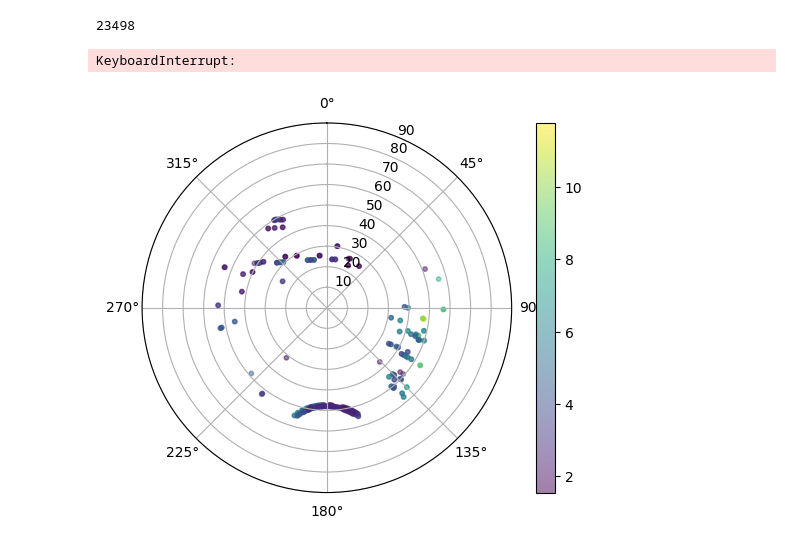
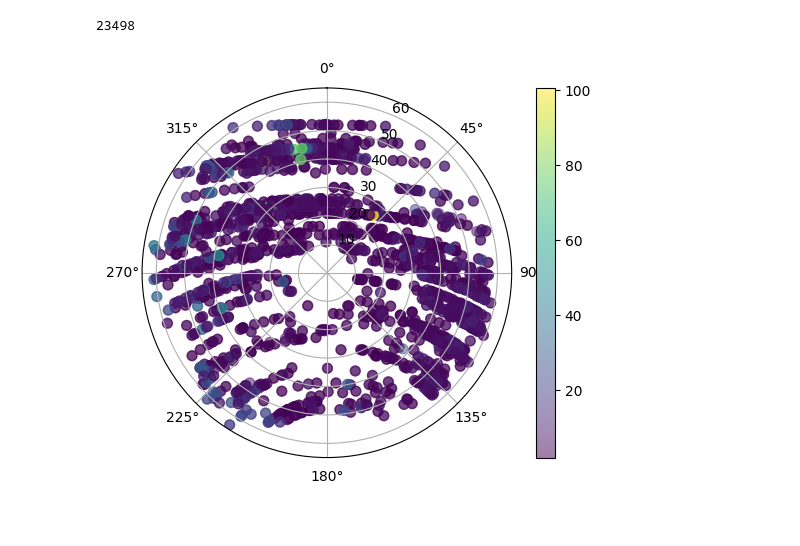
Before and after one commit to astromg/mglab, a Jupyter notebook: sky_brightness.ipynb, the cells around one changed output. Saved outputs shown, nothing was run; the diff lists cells and outputs as text; code cells hidden in the pictures.

```diff
--- a/sky_brightness.ipynb
+++ b/sky_brightness.ipynb
@@ -64,6 +64,7 @@ for f_name in tqdm(fits_list):
 
     tmp["alt"] = float(hdr["ALT_TEL"])
     tmp["az"] = float(hdr["AZ_TEL"])
+    tmp["temp"] = float(hdr["T-CAM"])
     tmp["filter"] = hdr["FILTER"]
     tmp["date"] = hdr["DATE-OBS"]
     tmp["moon_phase"] = phase
@@ -72,30 +73,30 @@ for f_name in tqdm(fits_list):
 
     #if tlo>100:
     #    print(f_name, tmp)
+    #print(tmp)
     points.append(tmp)
-# %% [output]
-KeyboardInterrupt:
 # %%
 import matplotlib.pyplot as plt
 
-pt = [ p for p in points if p["filter"] == "V" and p["moon_dist"] > 5 and p["moon_phase"] < 110]
+#pt = [ p for p in points if p["filter"] == "Ic" and p["moon_dist"] > 35  and p["moon_phase"] < 50 ]
+pt = [ p for p in points if p["filter"] == "i" and p["tlo"] > 0 ]
 
 
 
 th = np.radians([p["az"] for p in pt])
 r = [90 - p["alt"] for p in pt]
 val = [p["tlo"] for p in pt]
 
 fig, ax = plt.subplots(subplot_kw={"projection":"polar"})
-c = ax.scatter(th,r,c=val, s=10,alpha=0.5)
+c = ax.scatter(th,r,c=val, s=50,alpha=0.5)
 
 
-ax.set_ylim(0,90)
+ax.set_ylim(0,65)
 ax.set_theta_zero_location("N")
 ax.set_theta_direction(-1)
 
 fig.colorbar(c, ax=ax)
 
 plt.show()
 # %% [output]
-[figure, old version]
+[figure, new version]
```
Also changed, not shown: 1 other file.
